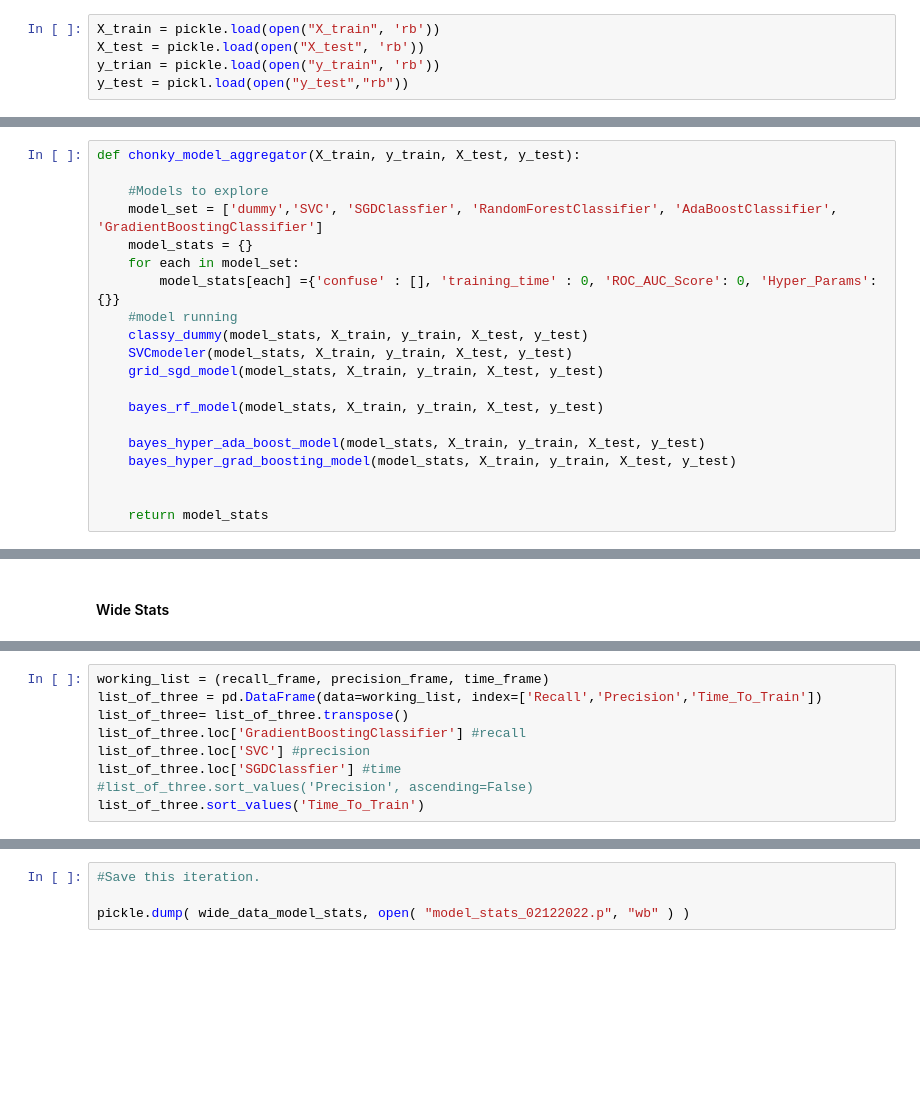
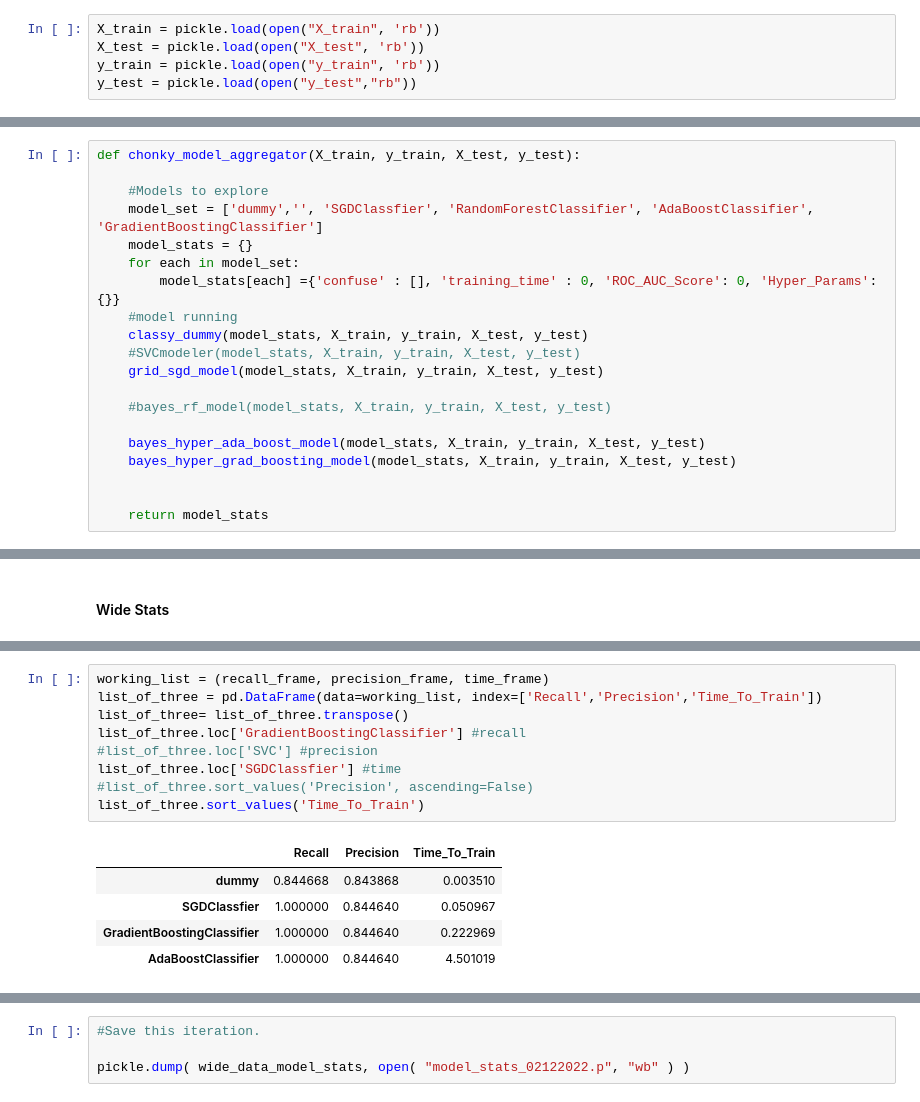
Before and after one commit to Prathmun/Sentiment-Capstone, a Jupyter notebook: Modeling.ipynb, the cells around one changed output, grey strips where cells are left out. Drawn from its saved outputs; the diff is of its cells as text; blank space fills up the shorter version.

```diff
--- a/Modeling.ipynb
+++ b/Modeling.ipynb
@@ -28,5 +28,5 @@ from bayes_opt import BayesianOptimization
 # %%
 X_train = pickle.load(open("X_train", 'rb'))
 X_test = pickle.load(open("X_test", 'rb'))
-y_trian = pickle.load(open("y_train", 'rb'))
-y_test = pickl.load(open("y_test","rb"))
+y_train = pickle.load(open("y_train", 'rb'))
+y_test = pickle.load(open("y_test","rb"))
@@ -303,16 +301,16 @@ def spam_evaluator(dicto):
 def chonky_model_aggregator(X_train, y_train, X_test, y_test):
 
     #Models to explore
-    model_set = ['dummy','SVC', 'SGDClassfier', 'RandomForestClassifier', 'AdaBoostClassifier', 'GradientBoostingClassifier']
+    model_set = ['dummy','', 'SGDClassfier', 'RandomForestClassifier', 'AdaBoostClassifier', 'GradientBoostingClassifier']
     model_stats = {}
     for each in model_set:
         model_stats[each] ={'confuse' : [], 'training_time' : 0, 'ROC_AUC_Score': 0, 'Hyper_Params': {}}
     #model running
     classy_dummy(model_stats, X_train, y_train, X_test, y_test)
-    SVCmodeler(model_stats, X_train, y_train, X_test, y_test)
+    #SVCmodeler(model_stats, X_train, y_train, X_test, y_test)
     grid_sgd_model(model_stats, X_train, y_train, X_test, y_test)
 
-    bayes_rf_model(model_stats, X_train, y_train, X_test, y_test)
+    #bayes_rf_model(model_stats, X_train, y_train, X_test, y_test)
 
     bayes_hyper_ada_boost_model(model_stats, X_train, y_train, X_test, y_test)
     bayes_hyper_grad_boosting_model(model_stats, X_train, y_train, X_test, y_test)
@@ -374,12 +435,18 @@ recall_frame = dict(recall_frame)
 # %%
 working_list = (recall_frame, precision_frame, time_frame)
 list_of_three = pd.DataFrame(data=working_list, index=['Recall','Precision','Time_To_Train'])
 list_of_three= list_of_three.transpose()
 list_of_three.loc['GradientBoostingClassifier'] #recall
-list_of_three.loc['SVC'] #precision
+#list_of_three.loc['SVC'] #precision
 list_of_three.loc['SGDClassfier'] #time
 #list_of_three.sort_values('Precision', ascending=False)
 list_of_three.sort_values('Time_To_Train')
+# %% [output]
+|  | Recall | Precision | Time_To_Train |
+| dummy | 0.844668 | 0.843868 | 0.003510 |
+| SGDClassfier | 1.000000 | 0.844640 | 0.050967 |
+| GradientBoostingClassifier | 1.000000 | 0.844640 | 0.222969 |
+| AdaBoostClassifier | 1.000000 | 0.844640 | 4.501019 |
 # %%
 best_med_model, med_recall, med_time = medical_evaluator(wide_data_model_stats)
 best_spam_model, spam_precision, spam_time = spam_evaluator(wide_data_model_stats)
```
Also changed, not shown: parts of 12 cells of this notebook, 2 other files.
